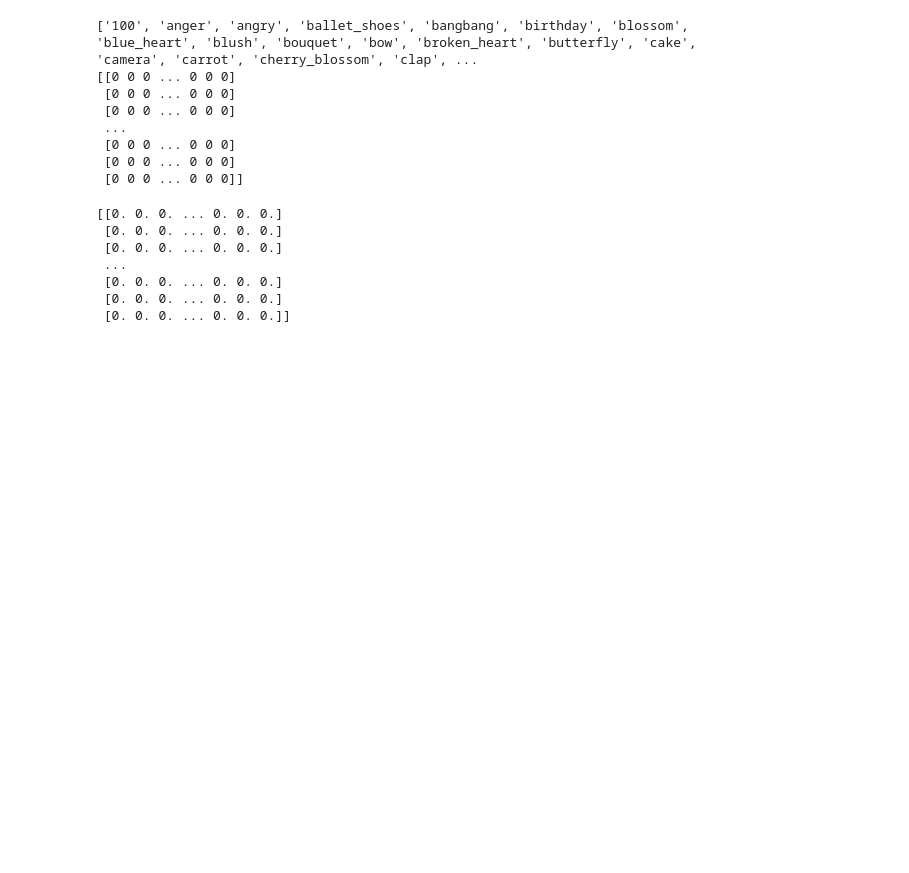
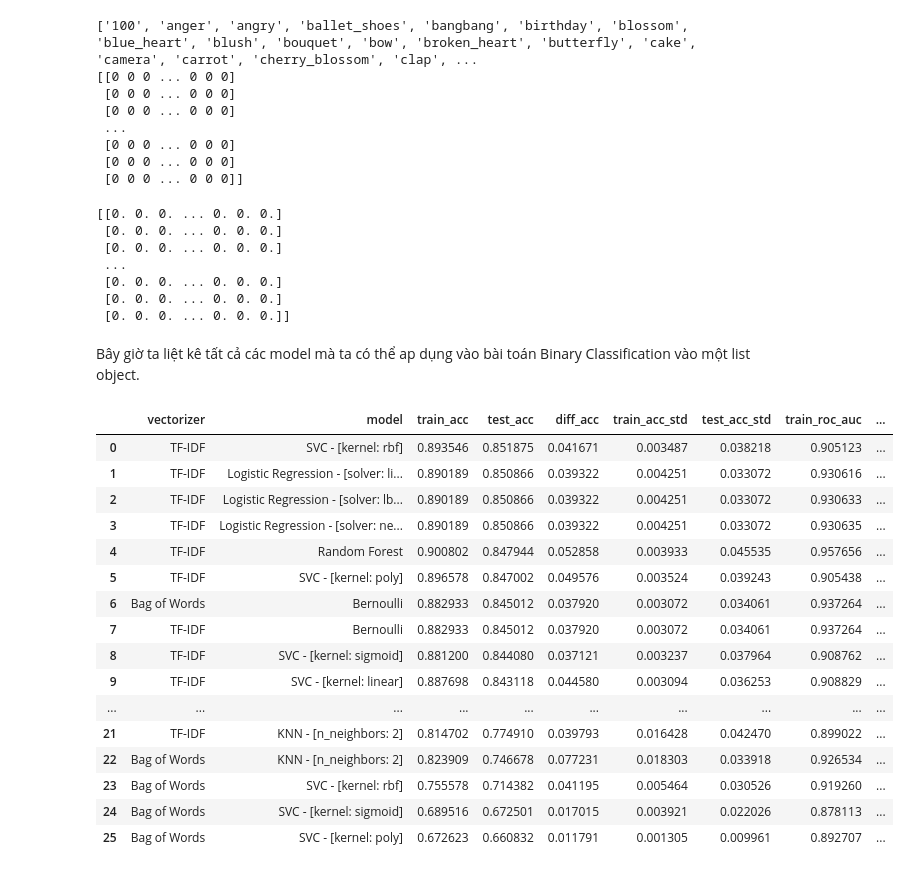
Before and after one commit to cuongpiger/SCL_KHVW_Sentiment_Analysis_Project, a Jupyter notebook: 05.model.ipynb, the cells around one changed output. Cells and saved outputs as stored; diff of their text form; code cells hidden in the pictures; blank space fills up the shorter version.

```diff
--- a/05.model.ipynb
+++ b/05.model.ipynb
@@ -152,3 +152,10 @@ print(tfidf_emojis.toarray())
  [0. 0. 0. ... 0. 0. 0.]
  [0. 0. 0. ... 0. 0. 0.]
  [0. 0. 0. ... 0. 0. 0.]]
+# %%
+X_vectorizers = [
+    ('Bag of Words', bow_emojis),
+    ('TF-IDF', tfidf_emojis)
+]
+# %% [markdown]
+Bây giờ ta liệt kê tất cả các model mà ta có thể ap dụng vào bài toán Binary Classification vào một list object.
@@ -154,0 +178,48 @@ print(tfidf_emojis.toarray())
+# %%
+def train(lst_models, X_vectorizer, y):
+    cv = StratifiedKFold(n_splits=10, shuffle=True, random_state=42)
+    res_table = []
+    for vec_name, X in X_vectorizer:
+        for mdl_name, model in lst_models:
+            cv_res = cross_validate(model, X, y, cv=cv, return_train_score=True, scoring=['accuracy', 'roc_auc'])
+            res_table.append([vec_name, mdl_name,
+                              cv_res['train_accuracy'].mean(),
+                              cv_res['test_accuracy'].mean(),
+                              np.abs(cv_res['train_accuracy'].mean() - cv_res['test_accuracy'].mean()),
+                              cv_res['train_accuracy'].std(),
+                              cv_res['test_accuracy'].std(),
+                              cv_res['train_roc_auc'].mean(),
+                              cv_res['test_roc_auc'].mean(),
+                              np.abs(cv_res['train_roc_auc'].mean() - cv_res['test_roc_auc'].mean()),
+                              cv_res['train_roc_auc'].std(),
+                              cv_res['test_roc_auc'].std(),
+                              cv_res['fit_time'].mean()
+            ])
+
+    res_table = pd.DataFrame(res_table, columns=['vectorizer', 'model', 'train_acc', 'test_acc', 'diff_acc',
+                                                 'train_acc_std', 'test_acc_std', 'train_roc_auc', 'test_roc_auc',
+                                                 'diff_roc_auc', 'train_roc_auc_std', 'test_roc_auc_std', 'fit_time'])
+    res_table.sort_values(by=['test_acc', 'test_roc_auc'], ascending=False, inplace=True)
+    return res_table.reset_index(drop=True)
+# %%
+res_models = train(lst_models, X_vectorizers, y_train)
+
+res_models
+# %% [output]
+|  | vectorizer | model | train_acc | test_acc | diff_acc | train_acc_std | test_acc_std | train_roc_auc | ... |
+| 0 | TF-IDF | SVC - [kernel: rbf] | 0.893546 | 0.851875 | 0.041671 | 0.003487 | 0.038218 | 0.905123 | ... |
+| 1 | TF-IDF | Logistic Regression - [solver: li... | 0.890189 | 0.850866 | 0.039322 | 0.004251 | 0.033072 | 0.930616 | ... |
+| 2 | TF-IDF | Logistic Regression - [solver: lb... | 0.890189 | 0.850866 | 0.039322 | 0.004251 | 0.033072 | 0.930633 | ... |
+| 3 | TF-IDF | Logistic Regression - [solver: ne... | 0.890189 | 0.850866 | 0.039322 | 0.004251 | 0.033072 | 0.930635 | ... |
+| 4 | TF-IDF | Random Forest | 0.900802 | 0.847944 | 0.052858 | 0.003933 | 0.045535 | 0.957656 | ... |
+| 5 | TF-IDF | SVC - [kernel: poly] | 0.896578 | 0.847002 | 0.049576 | 0.003524 | 0.039243 | 0.905438 | ... |
+| 6 | Bag of Words | Bernoulli | 0.882933 | 0.845012 | 0.037920 | 0.003072 | 0.034061 | 0.937264 | ... |
+| 7 | TF-IDF | Bernoulli | 0.882933 | 0.845012 | 0.037920 | 0.003072 | 0.034061 | 0.937264 | ... |
+| 8 | TF-IDF | SVC - [kernel: sigmoid] | 0.881200 | 0.844080 | 0.037121 | 0.003237 | 0.037964 | 0.908762 | ... |
+| 9 | TF-IDF | SVC - [kernel: linear] | 0.887698 | 0.843118 | 0.044580 | 0.003094 | 0.036253 | 0.908829 | ... |
+| ... | ... | ... | ... | ... | ... | ... | ... | ... | ... |
+| 21 | TF-IDF | KNN - [n_neighbors: 2] | 0.814702 | 0.774910 | 0.039793 | 0.016428 | 0.042470 | 0.899022 | ... |
+| 22 | Bag of Words | KNN - [n_neighbors: 2] | 0.823909 | 0.746678 | 0.077231 | 0.018303 | 0.033918 | 0.926534 | ... |
+| 23 | Bag of Words | SVC - [kernel: rbf] | 0.755578 | 0.714382 | 0.041195 | 0.005464 | 0.030526 | 0.919260 | ... |
+| 24 | Bag of Words | SVC - [kernel: sigmoid] | 0.689516 | 0.672501 | 0.017015 | 0.003921 | 0.022026 | 0.878113 | ... |
+| 25 | Bag of Words | SVC - [kernel: poly] | 0.672623 | 0.660832 | 0.011791 | 0.001305 | 0.009961 | 0.892707 | ... |
```
Also changed, not shown: parts of 5 cells of this notebook.
